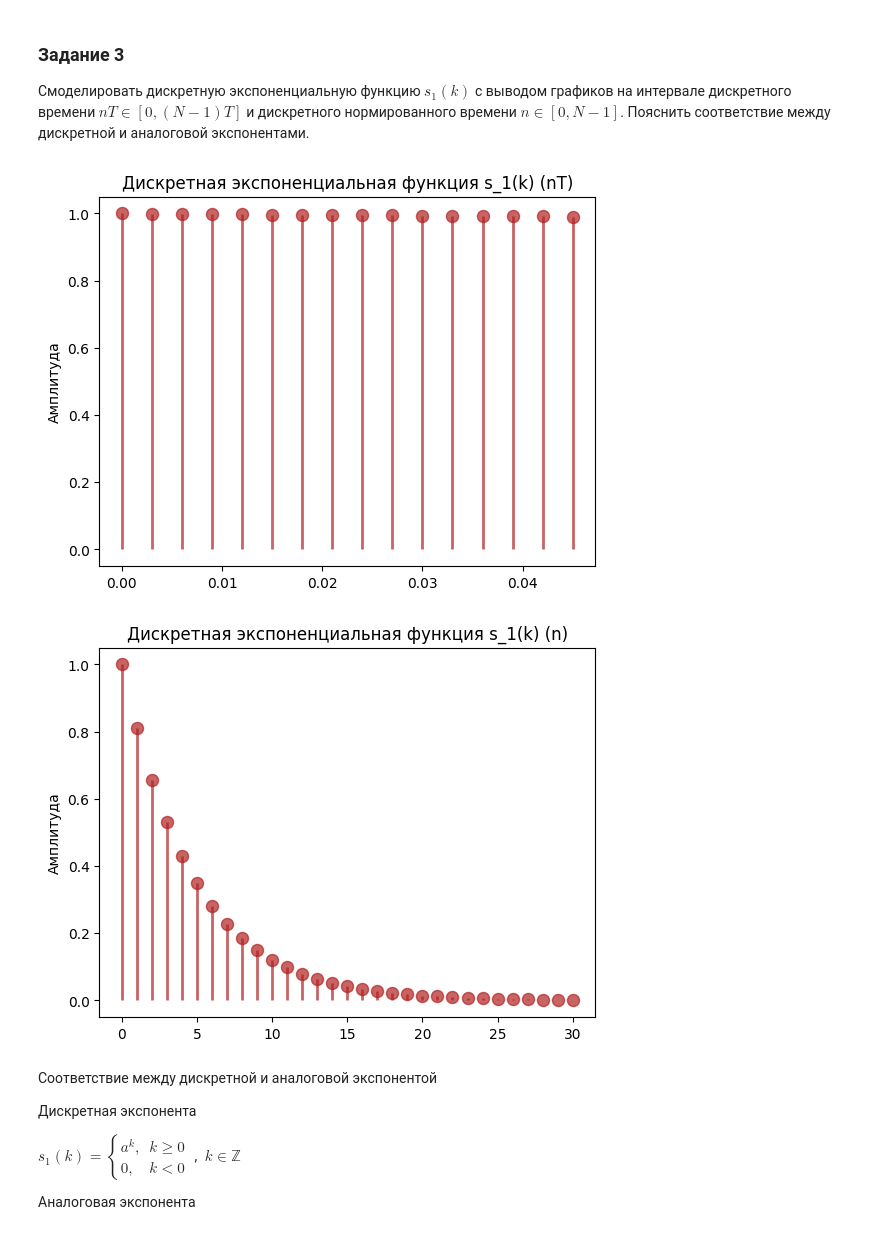
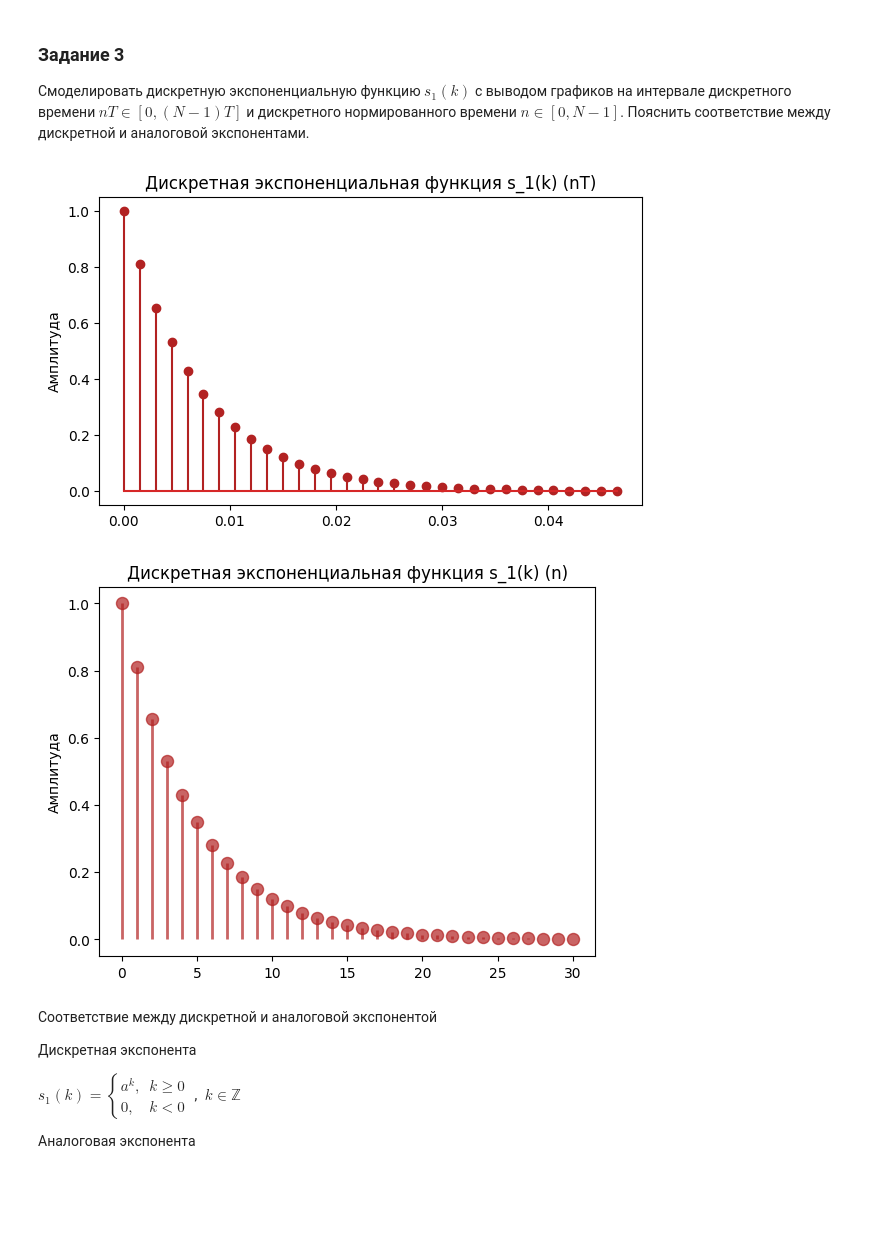
Before and after one commit to the-mvi/dsp-2024, a Jupyter notebook: 1381_Denisova_OK_Vasilyeva_OM/lab1.ipynb, the cells around one changed output. Drawn from its saved outputs; the diff is of its cells as text; code cells hidden in the pictures; blank space fills up the shorter version.

```diff
--- a/1381_Denisova_OK_Vasilyeva_OM/lab1.ipynb
+++ b/1381_Denisova_OK_Vasilyeva_OM/lab1.ipynb
@@ -263,39 +263,32 @@ $ f_d = \frac{1}{T} = \frac{1}{0.0015} ≈ 666.66667 \; \text{Гц}$
 ### Задание 3
 Смоделировать дискретную экспоненциальную функцию $ s_1(k) $ с выводом графиков на интервале дискретного времени $ nT \in [0, (N-1)T] $ и дискретного нормированного времени $ n \in [0, N-1] $. Пояснить соответствие между дискретной и аналоговой экспонентами.
 # %%
+nT = np.arange(0, N) * T # Дискретное время
+n = np.arange(0, N) # Дискретное нормированное время
 
-x, y = [], []
+s1 = a ** n
 
-nt = (N-1)*T
-
-for i in np.arange(0, nt, 0.003):
-    x.append(i)
-    if i < 0:
-        y.append(0)
-    else:
-        y.append(a ** i)
-
+plt.figure(figsize=(7, 4))
+plt.stem(nT, s1, markerfmt="o", linefmt='firebrick')
 plt.title('Дискретная экспоненциальная функция s_1(k) (nT)')
 plt.ylabel('Амплитуда')
-plt.vlines(x, ymin=0, ymax=y, color='firebrick', alpha=0.7, linewidth=2)
-plt.scatter(x, y, s=75, color='firebrick', alpha=0.7)
 plt.show()
 
 x, y = [], []
 
 for i in np.arange(0, N - 1, 1):
     x.append(i)
     if i < 0:
         y.append(0)
     else:
         y.append(a ** i)
 plt.title('Дискретная экспоненциальная функция s_1(k) (n)')
 plt.ylabel('Амплитуда')
 plt.vlines(x, ymin=0, ymax=y, color='firebrick', alpha=0.7, linewidth=2)
 plt.scatter(x, y, s=75, color='firebrick', alpha=0.7)
 plt.show()
 # %% [output]
-[figure, old version]
+[figure, new version]
 [figure]
 # %% [markdown]
 Соответствие между дискретной и аналоговой экспонентой <br>
```
Also changed, not shown: parts of 2 cells of this notebook.
